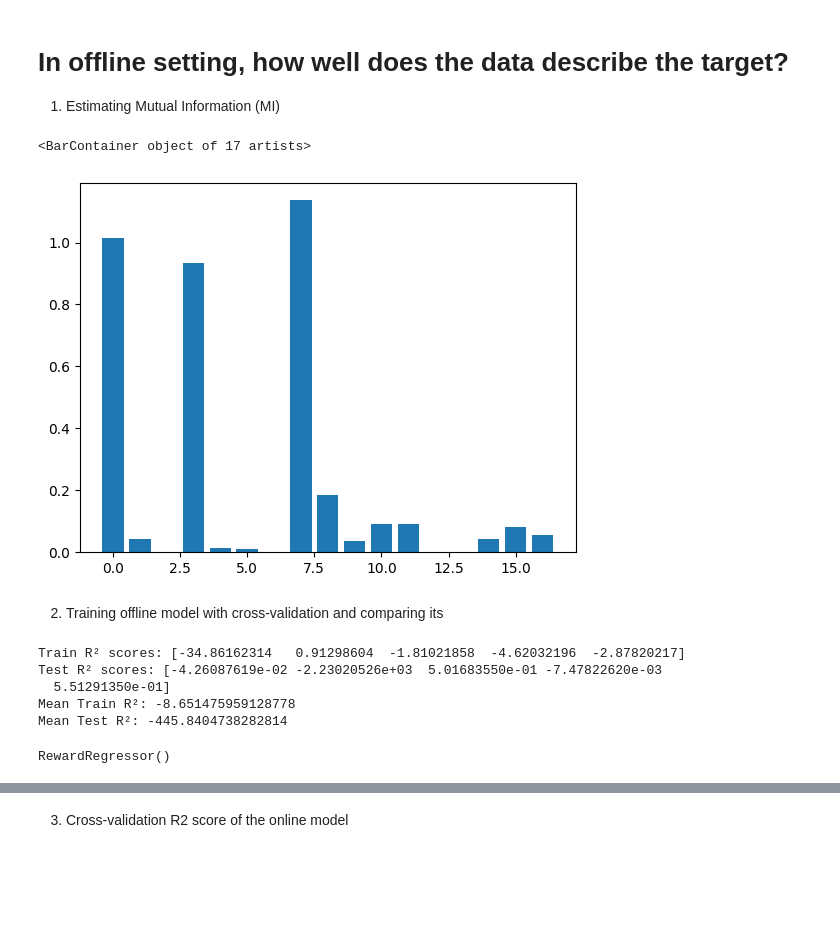
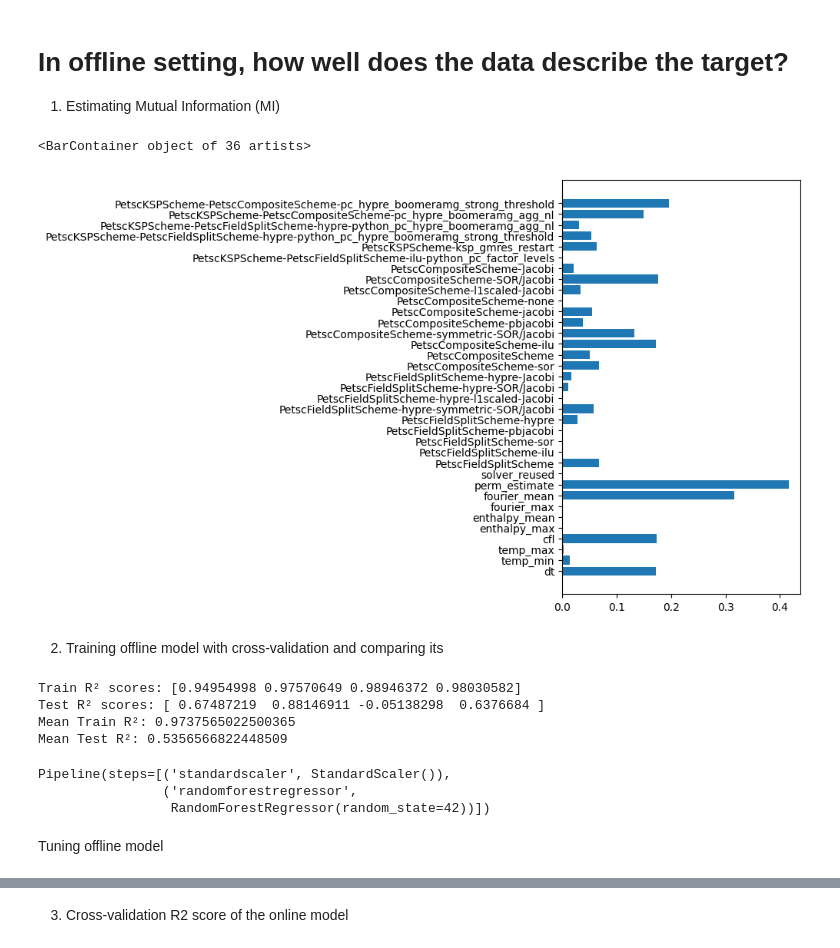
Before and after one commit to Yuriyzabegaev/FTHM-Solver, a Jupyter notebook: solver_selection_thm/spe_results.ipynb, the cells around one changed output, grey strips where cells are left out. Cells and saved outputs as stored; diff of their text form; code cells hidden in the pictures; blank space fills up the shorter version.

```diff
--- a/solver_selection_thm/spe_results.ipynb
+++ b/solver_selection_thm/spe_results.ipynb
@@ -18,8 +40,6 @@ from matplotlib import pyplot as plt
 # %%
-from spe_runscript import make_solver_space_scheme_hm
-
 solver_space = SolverSpace(
-    solver_space_scheme=make_solver_space_scheme_hm(nd=3),
+    solver_space_scheme=solver_space_scheme,
     solver_scheme_builders=KNOWN_SOLVER_COMPONENTS_THM,
 )
 num_solvers = len(solver_space.all_decisions_encoding)
@@ -119,17 +146,19 @@ plt.tight_layout()
 # %%
 from solver_selection_thm.selector import SolverSelectorHistory
-common_history = SolverSelectorHistory()
-for x in solver_selection_history[:5]:
+common_history: SolverSelectorHistory = solver_selection_history[-1]
+for x in solver_selection_history:
     if x is None:
         continue
-    common_history.features.extend(x.features)
-    common_history.reward.extend(x.reward)
-    common_history.decision_idx.extend(x.decision_idx)
-    common_history.greedy.extend(x.greedy)
-    common_history.expectation.extend(x.expectation)
+    common_history = x
+
+
+
+decision_id = np.array(common_history.decision_idx)
 
 # plt.plot(common_history.expectation, label='Expectation', alpha=0.6)
-plt.plot(common_history.reward, label='Reward', alpha=0.6)
+# plt.plot(common_history.reward, label='Reward', alpha=0.6)
+plt.plot(common_history.decision_idx, label='Decision idx', alpha=0.6)
+
 plt.legend()
 # plt.ylim(-2, 0)
 # %% [output]
@@ -166,0 +194,16 @@ plt.hist(ycat.astype(int), bins=2)
+# %%
+from solver_selection_thm.solver_space import explain_decision
+
+features_explained = [
+    "dt",
+    "temp_min",
+    "temp_max",
+    "cfl",
+    "enthalpy_max",
+    "enthalpy_mean",
+    "fourier_max",
+    "fourier_mean",
+    "perm_estimate",
+    'solver_reused',
+
+] + [explain_decision(solver_space, i) for i in range(26)]
@@ -262,14 +327,15 @@ ysuccess = y[success]
 # %%
 from sklearn.feature_selection import mutual_info_regression
 from sklearn.preprocessing import StandardScaler
 
 # compute MI
 mi = mutual_info_regression(
     StandardScaler().fit_transform(Xsuccess), ysuccess, n_neighbors=10, random_state=42
 )
-plt.bar(range(len(mi)), mi)
+plt.figure(figsize=(4, 7))
+plt.barh(features_explained, mi)
 # %% [output]
-<BarContainer object of 17 artists>
+<BarContainer object of 36 artists>
-[figure, old version]
+[figure, new version]
 # %% [markdown]
 2. Training offline model with cross-validation and comparing its
@@ -282,13 +350,21 @@ from sklearn.neighbors import KNeighborsRegressor
 from sklearn.neural_network import MLPRegressor
 from solver_selection_thm.performance_predictor import RewardRegressor
 from sklearn.base import RegressorMixin
+from sklearn.ensemble import RandomForestRegressor
 
 
 
-offline_pipeline = RewardRegressor()
-# offline_pipeline = KNeighborsRegressor()
+# offline_pipeline = RewardRegressor()
+# offline_pipeline = make_pipeline(StandardScaler(), KNeighborsRegressor(n_neighbors=5))
+offline_pipeline = make_pipeline(StandardScaler(), RandomForestRegressor(criterion='squared_error', random_state=42))
 
-cv_results = cross_validate(offline_pipeline, Xsuccess, ysuccess, cv=5, scoring="r2", return_train_score=True, return_estimator=True)
+scoring = 'r2'
+# scoring = 'neg_median_absolute_error'
+# scoring = 'neg_mean_absolute_error'
+# scoring = 'explained_variance'
+cv_results = cross_validate(offline_pipeline, Xsuccess.clip(-1e10, 1e10), ysuccess, cv=4, scoring=scoring, return_train_score=True, return_estimator=True)
+# cv_results = cross_validate(search.best_estimator_, Xsuccess, ysuccess, cv=5, scoring=scoring, return_train_score=True, return_estimator=True)
+
 
 # Output
 print("Train R² scores:", cv_results["train_score"])
@@ -299,9 +375,12 @@ print("Mean Test R²:", np.mean(cv_results["test_score"]))
 best_regressor_offline = cv_results['estimator'][np.argmax(cv_results['test_score'])]
 best_regressor_offline
 # %% [output]
-Train R² scores: [-34.86162314   0.91298604  -1.81021858  -4.62032196  -2.87820217]
-Test R² scores: [-4.26087619e-02 -2.23020526e+03  5.01683550e-01 -7.47822620e-03
-  5.51291350e-01]
-Mean Train R²: -8.651475959128778
-Mean Test R²: -445.8404738282814
+Train R² scores: [0.94954998 0.97570649 0.98946372 0.98030582]
+Test R² scores: [ 0.67487219  0.88146911 -0.05138298  0.6376684 ]
+Mean Train R²: 0.9737565022500365
+Mean Test R²: 0.5356566822448509
-RewardRegressor()
+Pipeline(steps=[('standardscaler', StandardScaler()),
+                ('randomforestregressor',
+                 RandomForestRegressor(random_state=42))])
+# %% [markdown]
+Tuning offline model
```
Also changed, not shown: parts of 47 cells of this notebook, 8 other files.
